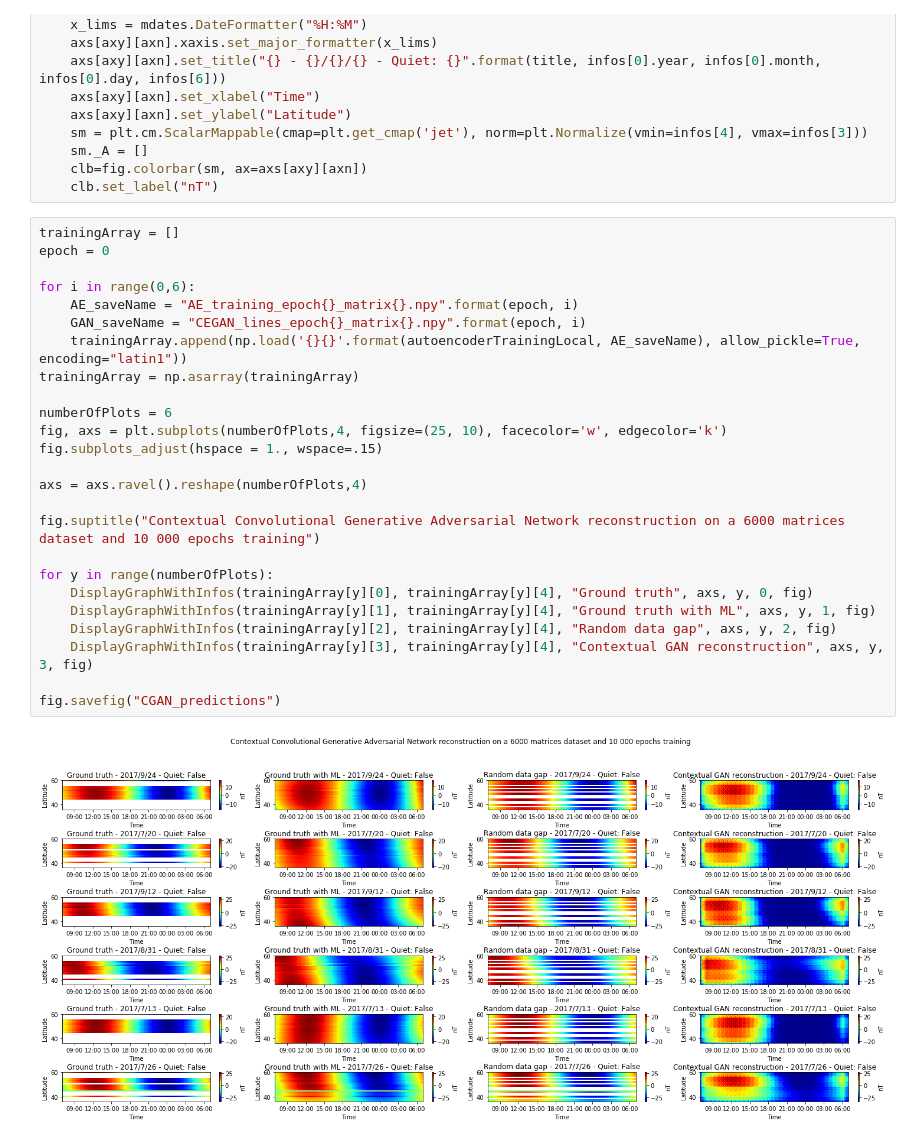
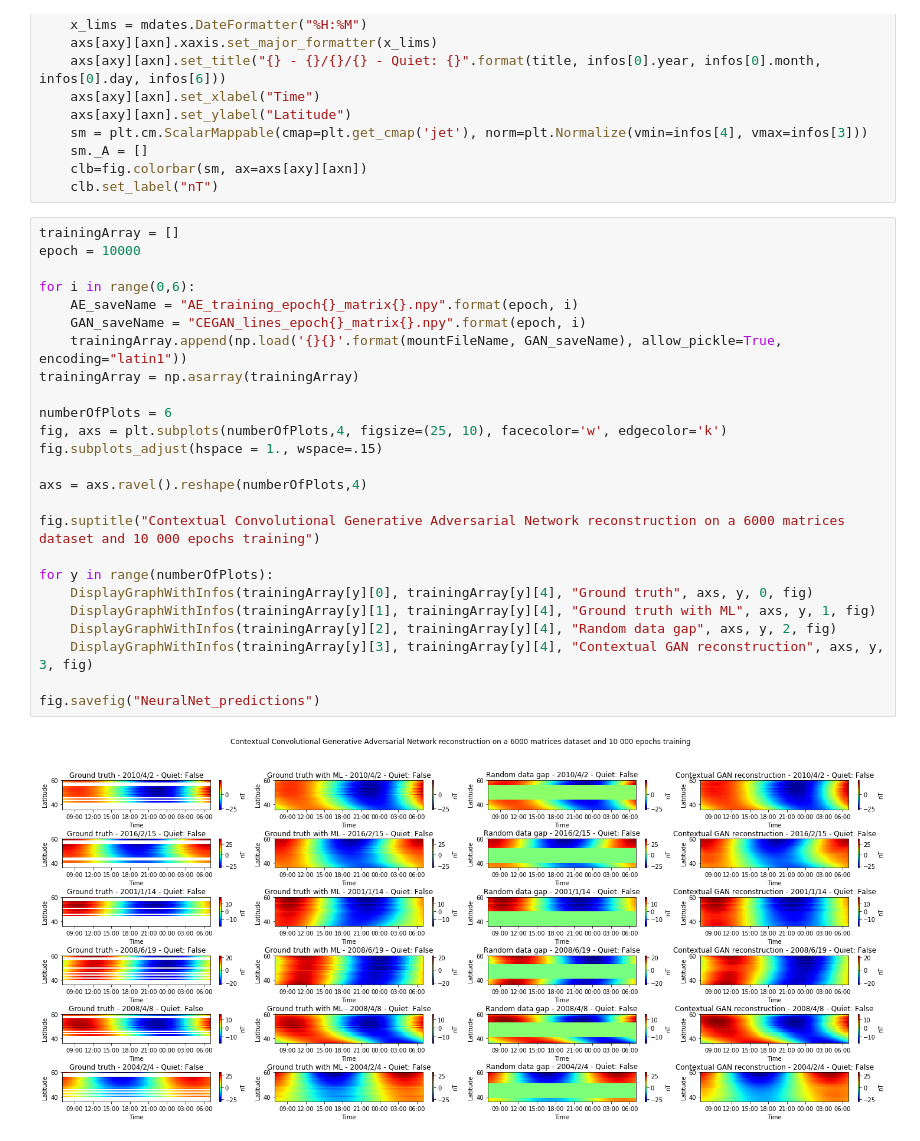
Before and after one commit to Pierre-LaurentC/Generative_Adversarial_Network, a Jupyter notebook: Display_CEGAN_training.ipynb, the cells around one changed output. Cells and saved outputs as stored; diff of their text form.

```diff
--- a/Display_CEGAN_training.ipynb
+++ b/Display_CEGAN_training.ipynb
@@ -35,29 +29,29 @@ def DisplayGraphWithInfos(array, infos, title, axs, axy, axn, fig):
     clb.set_label("nT")
 # %%
 trainingArray = []
-epoch = 0
+epoch = 10000
 
 for i in range(0,6):
     AE_saveName = "AE_training_epoch{}_matrix{}.npy".format(epoch, i)
     GAN_saveName = "CEGAN_lines_epoch{}_matrix{}.npy".format(epoch, i)
-    trainingArray.append(np.load('{}{}'.format(autoencoderTrainingLocal, AE_saveName), allow_pickle=True, encoding="latin1"))
+    trainingArray.append(np.load('{}{}'.format(mountFileName, GAN_saveName), allow_pickle=True, encoding="latin1"))
 trainingArray = np.asarray(trainingArray)
 
 numberOfPlots = 6
 fig, axs = plt.subplots(numberOfPlots,4, figsize=(25, 10), facecolor='w', edgecolor='k')
 fig.subplots_adjust(hspace = 1., wspace=.15)
 
 axs = axs.ravel().reshape(numberOfPlots,4)
 
 fig.suptitle("Contextual Convolutional Generative Adversarial Network reconstruction on a 6000 matrices dataset and 10 000 epochs training")
 
 for y in range(numberOfPlots):
     DisplayGraphWithInfos(trainingArray[y][0], trainingArray[y][4], "Ground truth", axs, y, 0, fig)
     DisplayGraphWithInfos(trainingArray[y][1], trainingArray[y][4], "Ground truth with ML", axs, y, 1, fig)
     DisplayGraphWithInfos(trainingArray[y][2], trainingArray[y][4], "Random data gap", axs, y, 2, fig)
     DisplayGraphWithInfos(trainingArray[y][3], trainingArray[y][4], "Contextual GAN reconstruction", axs, y, 3, fig)
 
-fig.savefig("CGAN_predictions")
+fig.savefig("NeuralNet_predictions")
 # %% [output]
-[figure, old version]
+[figure, new version]
 # %%
```
Also changed, not shown: parts of 3 cells of this notebook, 2 other files.
